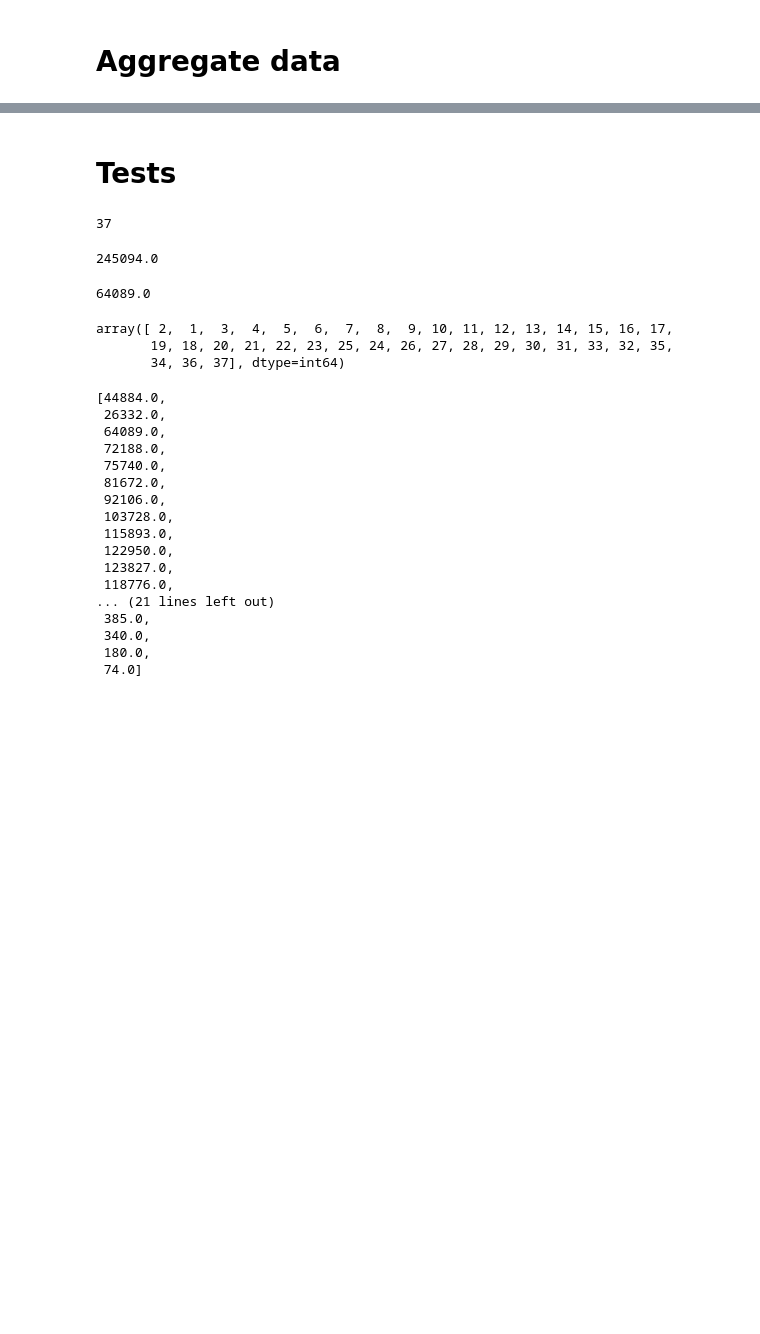
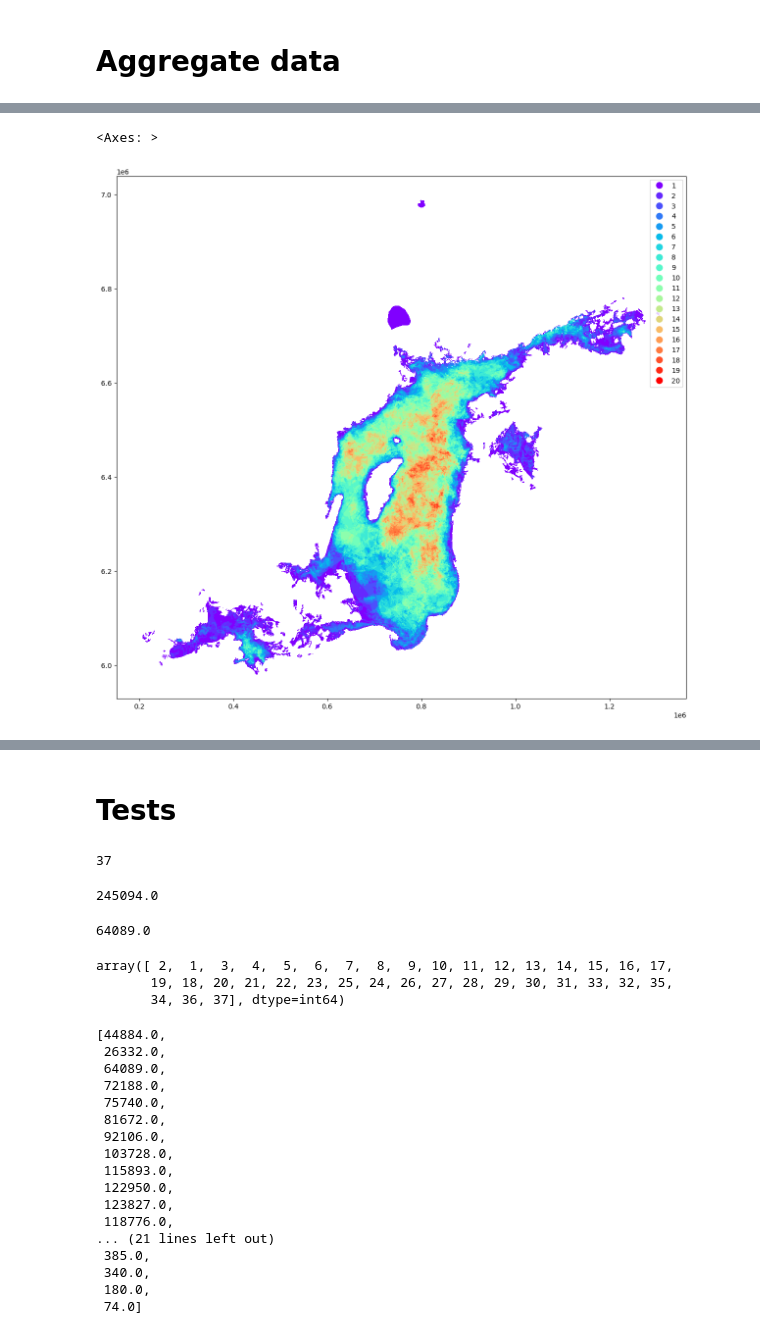
Before and after one commit to ChristofferOlssonSMHI/Satvis, a Jupyter notebook: src/satvistest/dataStructureTest.ipynb, the cells around one changed output, grey strips where cells are left out. Saved outputs shown, nothing was run; the diff lists cells and outputs as text; code cells hidden in the pictures; blank space fills up the shorter version.

```diff
--- a/src/satvistest/dataStructureTest.ipynb
+++ b/src/satvistest/dataStructureTest.ipynb
@@ -174,0 +228,7 @@ Datum: SWEREF99
+# %%
+bloom_gdf = gdf.where(gdf['class'].isin([2, 3])).dropna()
+bloom_gdf = bloom_gdf[['date', 'geometry']]
+# %%
+# day_blooms = bloom_gdf.groupby('date', as_index=False).apply(lambda x: x.dissolve()).reset_index(drop=True)
+day_blooms = bloom_gdf.groupby('date', as_index=False).apply(lambda x: x.dissolve()).set_index('date')
+day_blooms
@@ -174,0 +254,13 @@ Datum: SWEREF99
+# %%
+# Cleans the data by removing geometries that don't overlap with the selected basins
+# while still retaining dataframe structure
+# TODO Better to convert row to dataframe, perform gpd.overlay and turn back into row?
+for index, row in day_blooms.iterrows():
+    day_bloom_geometry = row.geometry
+    intersecting_geometry = day_bloom_geometry.intersection(basins.unary_union)
+
+    if not intersecting_geometry.is_empty:
+        day_blooms.loc[index, 'geometry'] = intersecting_geometry
+    else:
+        # Handle the case where there is no intersection (remove the row)
+        day_blooms.drop(index, inplace=True)
@@ -174,0 +300,31 @@ Datum: SWEREF99
+# %%
+union = shapely.ops.unary_union(day_blooms.boundary) #Create one multiline of all polygon boundaries
+
+#Polygonize it and create a dataframe
+polygonized = list(shapely.ops.polygonize(union))
+day_blooms2 = gpd.GeoDataFrame(geometry=polygonized, crs=day_blooms.crs)
+
+#Intersect the input df with the polygonized df.
+#Duplicate geometries till be created Where multiple polygons overlap
+intersected = gpd.overlay(df1=day_blooms, df2=day_blooms2, how="intersection", keep_geom_type=True)
+
+def area_and_centroid_coords(g):
+    """returns a string of polygon area and centroid coordinates"""
+    #For example: 2954918.3 761397.9 7093049.7
+    area = round(g.area, 1)
+    centroid = g.centroid
+    x = round(centroid.x, 1)
+    y = round(centroid.y, 1)
+    value = f"{area} {x} {y}"
+    return value
+
+#Create a unique string to groupby
+intersected["geometry_distinction"] = intersected.apply(
+    lambda x: area_and_centroid_coords(x.geometry), axis=1)
+
+intersected["n_overlaps"] = intersected.groupby("geometry_distinction",
+                                                as_index=False)["geometry_distinction"].transform("count")
+intersected.plot(column="n_overlaps", categorical=True, legend=True, cmap="rainbow", figsize=(15, 15))
+# %% [output]
+<Axes: >
+[figure, added]
```
Also changed, not shown: parts of 54 cells of this notebook, 2 other files.
